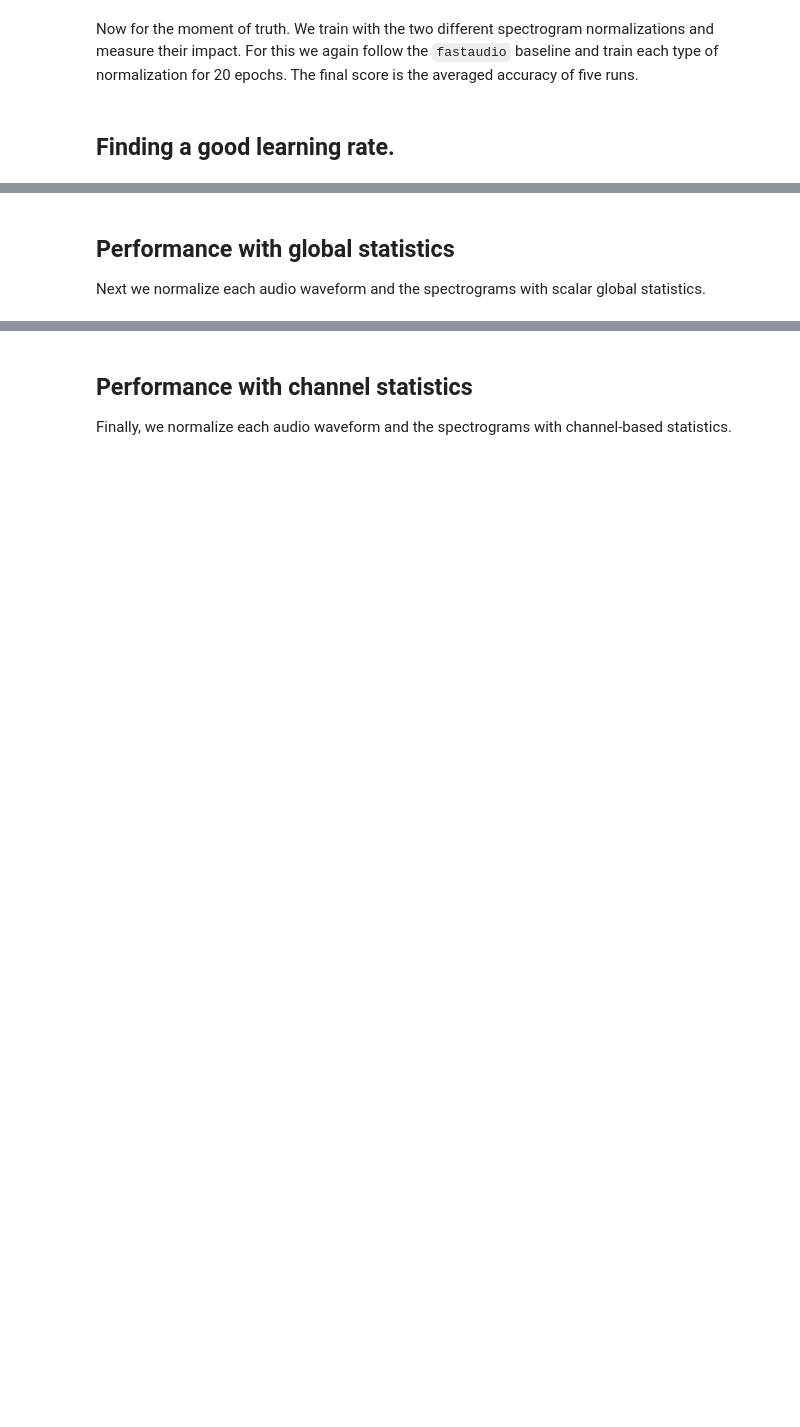
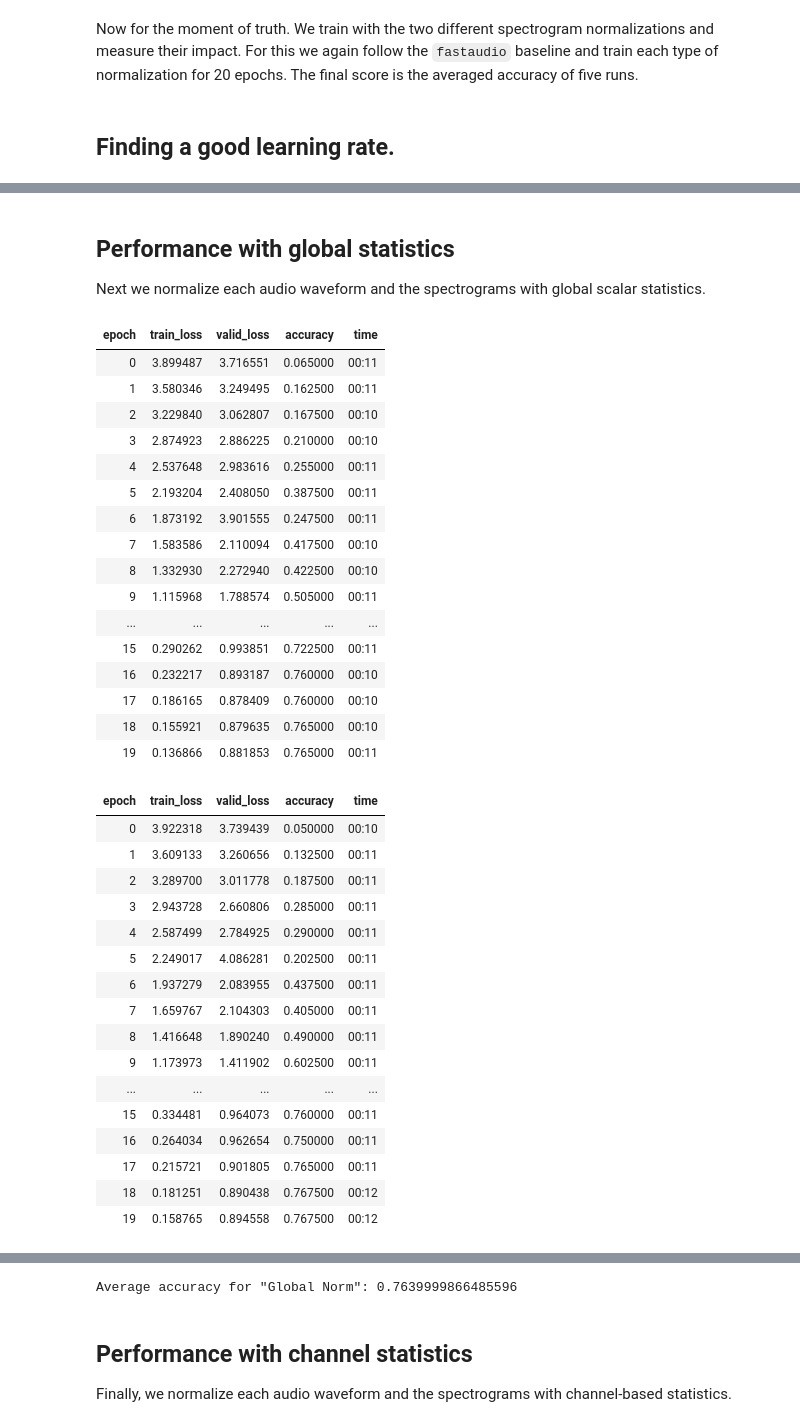
Before and after one commit to enzokro/clck10, a Jupyter notebook: _notebooks/2020-08-04-Normalizing-spectrograms-for-deep-learning.ipynb, the cells around one changed output, grey strips where cells are left out. Cells and saved outputs as stored; diff of their text form; code cells hidden in the pictures; blank space fills up the shorter version.

```diff
--- a/_notebooks/2020-08-04-Normalizing-spectrograms-for-deep-learning.ipynb
+++ b/_notebooks/2020-08-04-Normalizing-spectrograms-for-deep-learning.ipynb
@@ -363,9 +506,44 @@ Before getting carried away with normalization, we have to first know where we s
 # %% [markdown]
 ## Performance with global statistics
-Next we normalize each audio waveform and the spectrograms with scalar global statistics.
+Next we normalize each audio waveform and the spectrograms with global scalar statistics.
 # %%
-# # data with waveform and global normalization
-# dls = get_dls(item_tfms=[AudioNormalize],
-#               batch_tfms=[audio2spec, GlobalSpecNorm])
-# # run training loops
-# train_loops(dls, name='Global Norm')
+# data with waveform and global normalization
+dls = get_dls(item_tfms=[AudioNormalize],
+              batch_tfms=[audio2spec, GlobalSpecNorm])
+# run training loops
+train_loops(dls, name='Global Norm')
+# %% [output]
+| epoch | train_loss | valid_loss | accuracy | time |
+| 0 | 3.899487 | 3.716551 | 0.065000 | 00:11 |
+| 1 | 3.580346 | 3.249495 | 0.162500 | 00:11 |
+| 2 | 3.229840 | 3.062807 | 0.167500 | 00:10 |
+| 3 | 2.874923 | 2.886225 | 0.210000 | 00:10 |
+| 4 | 2.537648 | 2.983616 | 0.255000 | 00:11 |
+| 5 | 2.193204 | 2.408050 | 0.387500 | 00:11 |
+| 6 | 1.873192 | 3.901555 | 0.247500 | 00:11 |
+| 7 | 1.583586 | 2.110094 | 0.417500 | 00:10 |
+| 8 | 1.332930 | 2.272940 | 0.422500 | 00:10 |
+| 9 | 1.115968 | 1.788574 | 0.505000 | 00:11 |
+| ... | ... | ... | ... | ... |
+| 15 | 0.290262 | 0.993851 | 0.722500 | 00:11 |
+| 16 | 0.232217 | 0.893187 | 0.760000 | 00:10 |
+| 17 | 0.186165 | 0.878409 | 0.760000 | 00:10 |
+| 18 | 0.155921 | 0.879635 | 0.765000 | 00:10 |
+| 19 | 0.136866 | 0.881853 | 0.765000 | 00:11 |
+| epoch | train_loss | valid_loss | accuracy | time |
+| 0 | 3.922318 | 3.739439 | 0.050000 | 00:10 |
+| 1 | 3.609133 | 3.260656 | 0.132500 | 00:11 |
+| 2 | 3.289700 | 3.011778 | 0.187500 | 00:11 |
+| 3 | 2.943728 | 2.660806 | 0.285000 | 00:11 |
+| 4 | 2.587499 | 2.784925 | 0.290000 | 00:11 |
+| 5 | 2.249017 | 4.086281 | 0.202500 | 00:11 |
+| 6 | 1.937279 | 2.083955 | 0.437500 | 00:11 |
+| 7 | 1.659767 | 2.104303 | 0.405000 | 00:11 |
+| 8 | 1.416648 | 1.890240 | 0.490000 | 00:11 |
+| 9 | 1.173973 | 1.411902 | 0.602500 | 00:11 |
+| ... | ... | ... | ... | ... |
+| 15 | 0.334481 | 0.964073 | 0.760000 | 00:11 |
+| 16 | 0.264034 | 0.962654 | 0.750000 | 00:11 |
+| 17 | 0.215721 | 0.901805 | 0.765000 | 00:11 |
+| 18 | 0.181251 | 0.890438 | 0.767500 | 00:12 |
+| 19 | 0.158765 | 0.894558 | 0.767500 | 00:12 |
@@ -372,3 +601,4 @@ Next we normalize each audio waveform and the spectrograms with scalar global st
+Average accuracy for "Global Norm": 0.7639999866485596
 # %% [markdown]
 ## Performance with channel statistics
 Finally, we normalize each audio waveform and the spectrograms with channel-based statistics.
```
Also changed, not shown: parts of 53 cells of this notebook.
